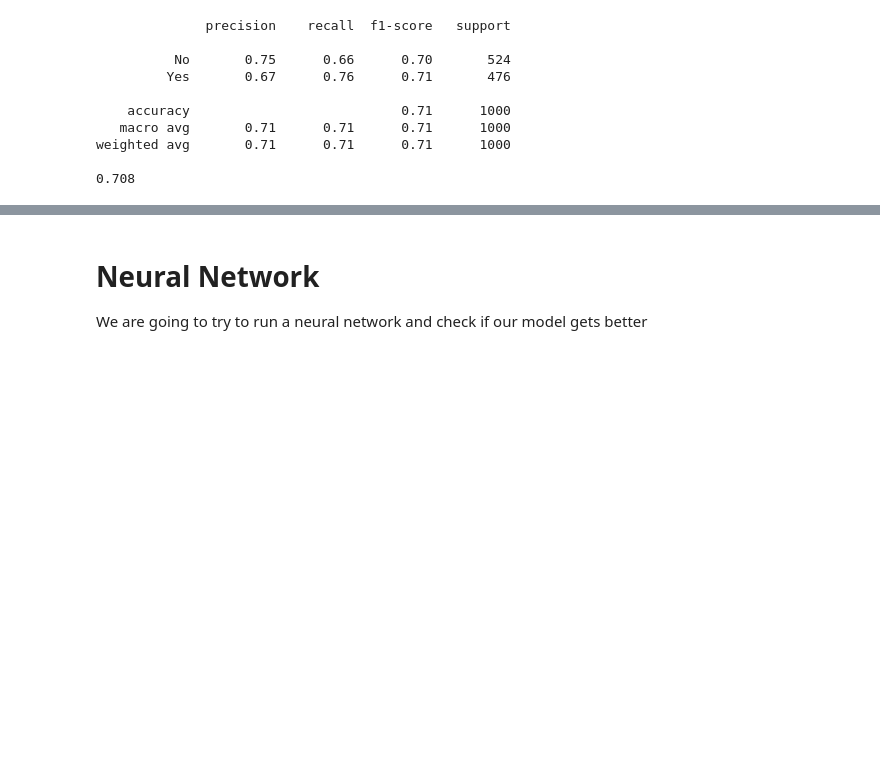
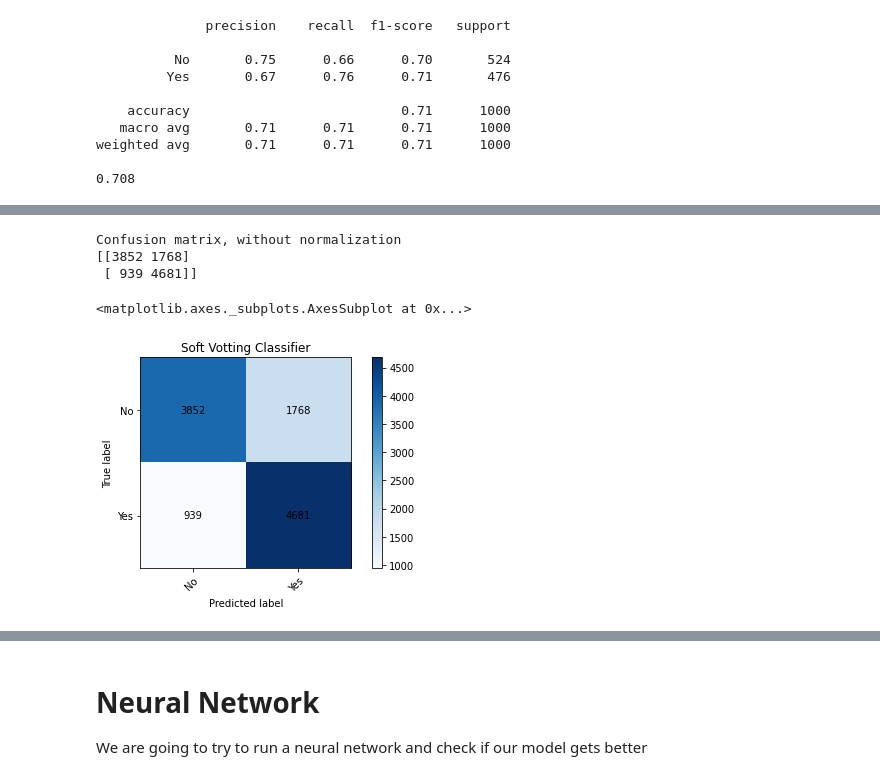
Before and after one commit to sarasabino/Accident_Rate_Project, a Jupyter notebook: Src/Notebooks/04_Model_selection.ipynb, the cells around one changed output, grey strips where cells are left out. Saved outputs shown, nothing was run; the diff lists cells and outputs as text; code cells hidden in the pictures; blank space fills up the shorter version.

```diff
--- a/Src/Notebooks/04_Model_selection.ipynb
+++ b/Src/Notebooks/04_Model_selection.ipynb
@@ -1331,0 +1479,11 @@ weighted avg       0.71      0.71      0.71      1000
+# %%
+voting_clf_soft.fit(X_train, y_train)
+y_pred_soft = voting_clf_soft.predict(X_test)
+classes = ['No', 'Yes']
+plot_confusion_matrix(y_test, y_pred_soft, classes=classes, title='Soft Votting Classifier')
+# %% [output]
+Confusion matrix, without normalization
+[[3852 1768]
+ [ 939 4681]]
+<matplotlib.axes._subplots.AxesSubplot at 0x...>
+[figure, added]
```
Also changed, not shown: parts of 79 cells of this notebook.
